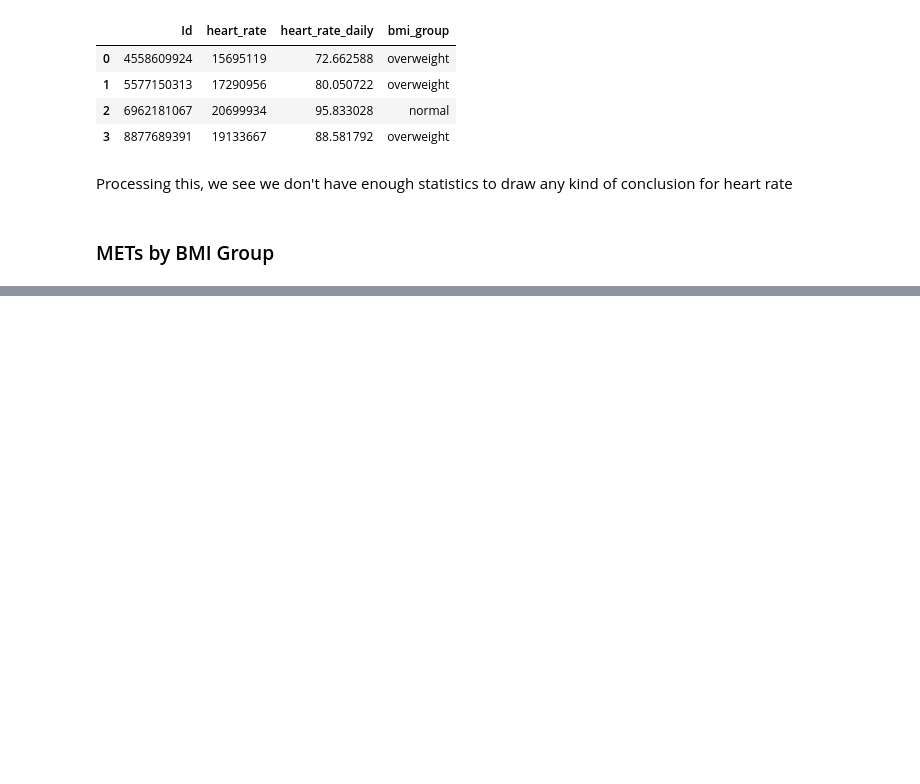
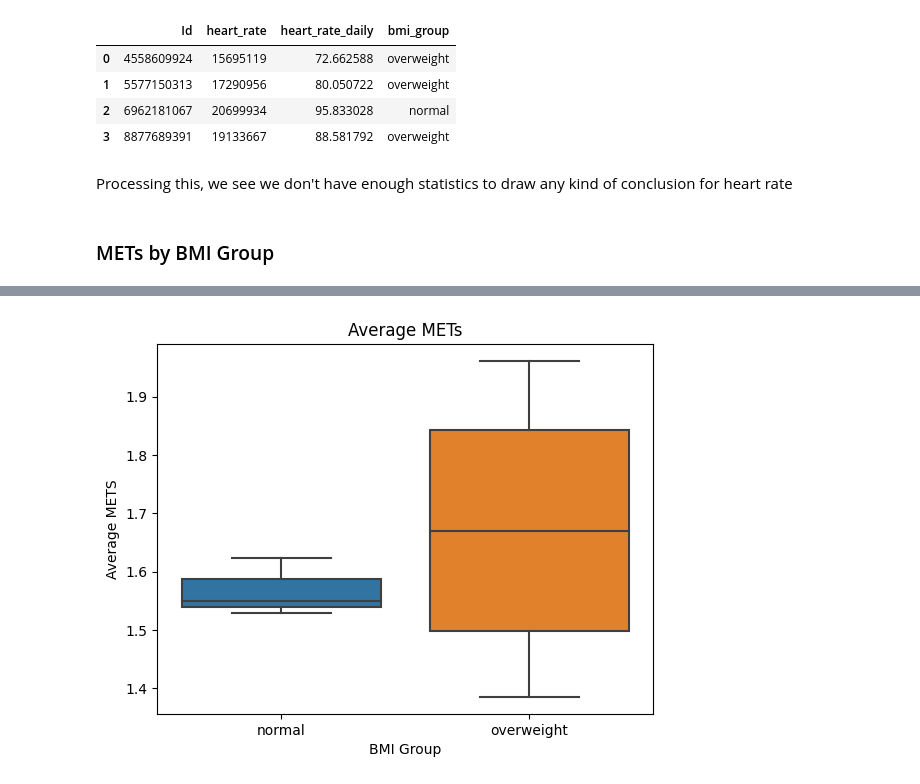
Before and after one commit to paulgreber/WellnessAnalysis, a Jupyter notebook: wellness_analysis.ipynb, the cells around one changed output, grey strips where cells are left out. Cells and saved outputs as stored; diff of their text form; code cells hidden in the pictures; blank space fills up the shorter version.

```diff
--- a/wellness_analysis.ipynb
+++ b/wellness_analysis.ipynb
@@ -1323,3 +1341,6 @@ bmi_heart_rate_days.head()
 Processing this, we see we don't have enough statistics to draw any kind of conclusion for heart rate
 # %% [markdown]
 ### METs by BMI Group
+# %%
+bmi_mets = mets.query("Id in @normal_weight_users or Id in @overweight_users")
+bmi_mets.head()
@@ -1325,0 +1359,6 @@ Processing this, we see we don't have enough statistics to draw any kind of conc
+# %%
+date_max = bmi_mets['datetime'].max()
+date_min = bmi_mets['datetime'].min()
+total_seconds = (date_max - date_min).total_seconds()
+total_minutes = total_seconds / 60
+total_minutes
@@ -1325,0 +1367,7 @@ Processing this, we see we don't have enough statistics to draw any kind of conc
+# %%
+bmi_mets_daily = bmi_mets.groupby(["Id"]).sum()
+bmi_mets_daily = bmi_mets_daily.drop(columns='METs')
+bmi_mets_daily = bmi_mets_daily.reset_index()
+bmi_mets_daily['average_mets'] = bmi_mets_daily['true_mets'] / total_minutes
+bmi_mets_daily = calc_bmi_group(bmi_mets_daily)
+bmi_mets_daily
@@ -1325,0 +1383,13 @@ Processing this, we see we don't have enough statistics to draw any kind of conc
+# %%
+sns.boxplot(
+    data=bmi_mets_daily,
+    x='bmi_group',
+    y='average_mets'
+).set(
+    title="Average METs",
+    xlabel="BMI Group",
+    ylabel="Average METS"
+)
+plt.show()
+# %% [output]
+[figure, added]
```
Also changed, not shown: parts of 15 cells of this notebook, 18 other files.
